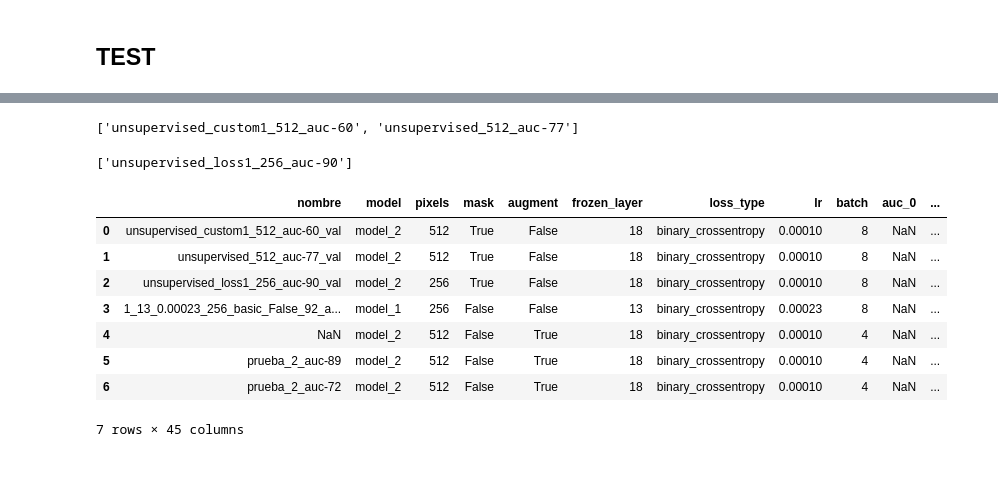
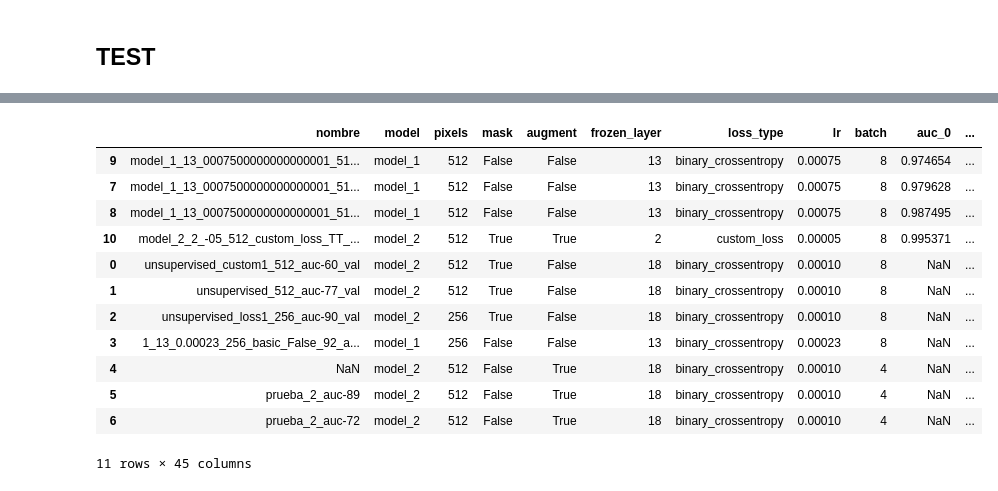
Before and after one commit to maryskal/SITK, a Jupyter notebook: neural_networks/image_class/Fine_from_NIH.ipynb, the cells around one changed output, grey strips where cells are left out. Saved outputs shown, nothing was run; the diff lists cells and outputs as text; code cells hidden in the pictures.

```diff
--- a/neural_networks/image_class/Fine_from_NIH.ipynb
+++ b/neural_networks/image_class/Fine_from_NIH.ipynb
@@ -70,21 +63,14 @@ modelos_evaluados = [model[:-4] for model in df_test.nombre]
-# %%
-evaluados_de_mas = list(set(modelos_evaluados)-set(modelos))
-ix = [i for i in df_test.index if df_test.nombre[i][:-4] in evaluados_de_mas]
-evaluados_de_mas
-# %% [output]
-['unsupervised_custom1_512_auc-60', 'unsupervised_512_auc-77']
-# %%
-evaluados_de_menos = list(set(modelos)-set(modelos_evaluados))
-evaluados_de_menos
-# %% [output]
-['unsupervised_loss1_256_auc-90']
 # %%
 path = '/home/mr1142/Documents/Data/models/neumonia_pediatric/validation_results/prediction_validation_metrics.csv'
 df = pd.read_csv(path)
 # %%
-df
+df.sort_values('auc_0')
 # %% [output]
 |  | nombre | model | pixels | mask | augment | frozen_layer | loss_type | lr | batch | auc_0 | ... |
+| 9 | model_1_13_0007500000000000001_51... | model_1 | 512 | False | False | 13 | binary_crossentropy | 0.00075 | 8 | 0.974654 | ... |
+| 7 | model_1_13_0007500000000000001_51... | model_1 | 512 | False | False | 13 | binary_crossentropy | 0.00075 | 8 | 0.979628 | ... |
+| 8 | model_1_13_0007500000000000001_51... | model_1 | 512 | False | False | 13 | binary_crossentropy | 0.00075 | 8 | 0.987495 | ... |
+| 10 | model_2_2_-05_512_custom_loss_TT_... | model_2 | 512 | True | True | 2 | custom_loss | 0.00005 | 8 | 0.995371 | ... |
 | 0 | unsupervised_custom1_512_auc-60_val | model_2 | 512 | True | False | 18 | binary_crossentropy | 0.00010 | 8 | NaN | ... |
 | 1 | unsupervised_512_auc-77_val | model_2 | 512 | True | False | 18 | binary_crossentropy | 0.00010 | 8 | NaN | ... |
 | 2 | unsupervised_loss1_256_auc-90_val | model_2 | 256 | True | False | 18 | binary_crossentropy | 0.00010 | 8 | NaN | ... |
@@ -92,4 +78,4 @@ df
 | 4 | NaN | model_2 | 512 | False | True | 18 | binary_crossentropy | 0.00010 | 4 | NaN | ... |
 | 5 | prueba_2_auc-89 | model_2 | 512 | False | True | 18 | binary_crossentropy | 0.00010 | 4 | NaN | ... |
 | 6 | prueba_2_auc-72 | model_2 | 512 | False | True | 18 | binary_crossentropy | 0.00010 | 4 | NaN | ... |
-7 rows × 45 columns
+11 rows × 45 columns
```
Also changed, not shown: parts of 9 cells of this notebook, 7 other files.
